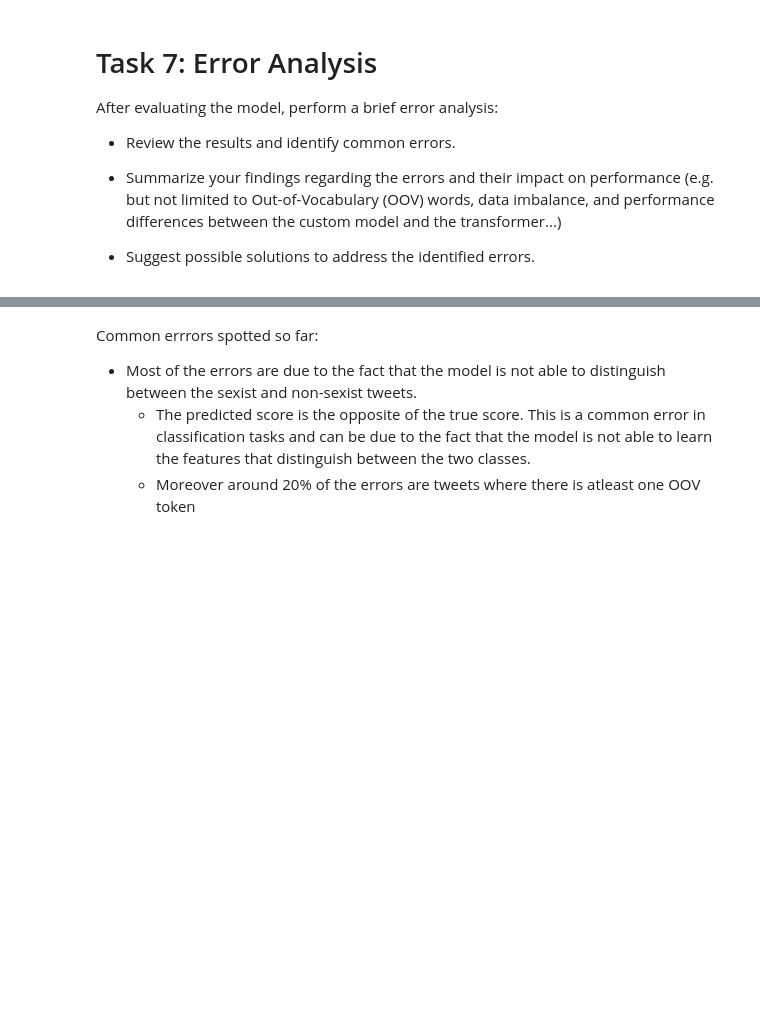
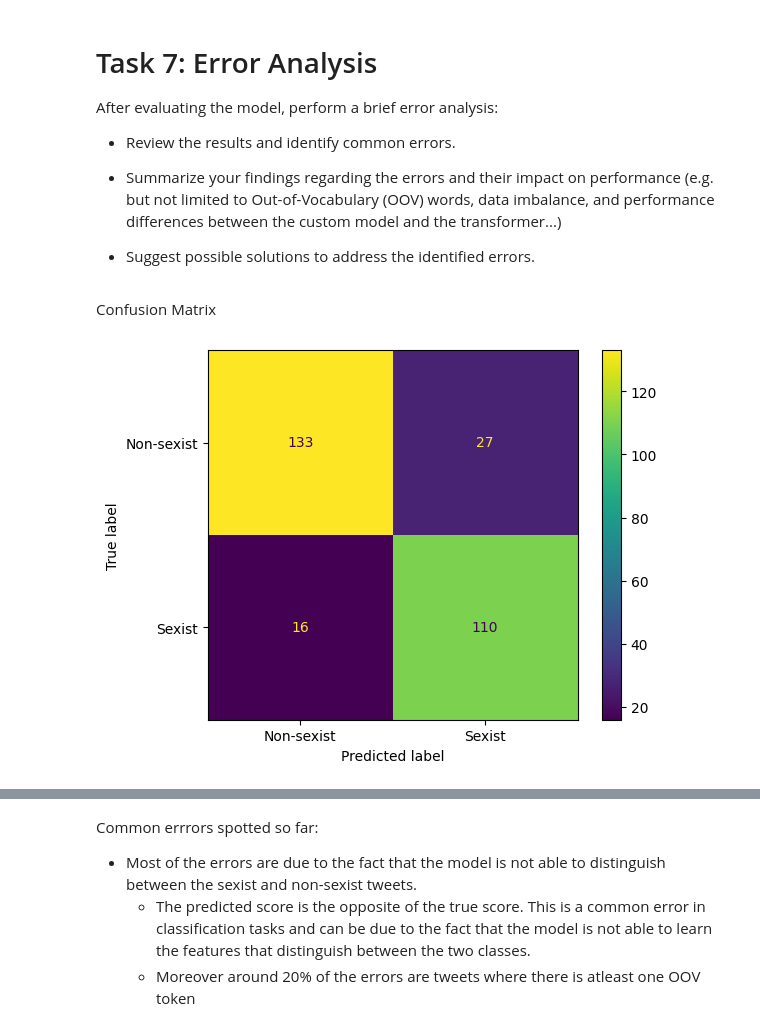
Before and after one commit to MatteoFasulo/Sexism-detection, a Jupyter notebook: assignment_1.ipynb, the cells around one changed output, grey strips where cells are left out. Cells and saved outputs as stored; diff of their text form; code cells hidden in the pictures; blank space fills up the shorter version.

```diff
--- a/assignment_1.ipynb
+++ b/assignment_1.ipynb
@@ -759,7 +769,3 @@ BaselineModel(
 # %%
 history = pd.DataFrame(columns=['model', 'epoch', 'train_loss', 'val_loss', 'train_acc', 'val_acc', 'learning_rate'])
-# %%
-class_weights = compute_class_weight(class_weight='balanced', classes=np.unique(train['label']), y=train['label'])
-class_weights_tensor = torch.tensor(class_weights, dtype=torch.float32).to(device)
-neg_weight, pos_weight = class_weights_tensor
 # %%
@@ -1001,7 +1021,7 @@ val_data = Dataset.from_pandas(val)
 test_data = Dataset.from_pandas(test)
 # %%
 def preprocess_text(texts):
-    return tokenizer(texts['tweet'], truncation=True)
+    return tokenizer(texts['tweet']) # TODO: truncation to max length based on average length?
 # %%
 train_data = train_data.map(preprocess_text, batched=True)
 val_data = val_data.map(preprocess_text, batched=True)
@@ -1062,6 +1085,9 @@ RobertaForSequenceClassification(
 # %%
 acc_metric = evaluate.load('accuracy')
 f1_metric = evaluate.load('f1')
+precision_metric = evaluate.load("precision")
+recall_metric = evaluate.load("recall")
+confusion_matrix_metric = evaluate.load("confusion_matrix")
 
 def compute_metrics(output_info):
     predictions, labels = output_info
@@ -1069,7 +1095,11 @@ def compute_metrics(output_info):
 
     f1 = f1_metric.compute(predictions=predictions, references=labels, average='macro')
     acc = acc_metric.compute(predictions=predictions, references=labels)
-    return {**f1, **acc}
+    precision = precision_metric.compute(predictions=predictions, references=labels, average='macro')
+    recall = recall_metric.compute(predictions=predictions, references=labels, average='macro')
+    confusion_matrix = confusion_matrix_metric.compute(predictions=predictions, references=labels)
+
+    return {**f1, **acc, **precision, **recall}
 # %%
 training_args = TrainingArguments(
     output_dir="models",                 # where to save model
@@ -1114,7 +1144,7 @@ class CustomTrainer(Trainer):
             # Do not
             # loss = outputs["loss"] if isinstance(outputs, dict) else outputs[0]
             logits = outputs.get('logits')
-            criterion = torch.nn.CrossEntropyLoss(weight=self.class_weights)
+            criterion = torch.nn.CrossEntropyLoss(weight=self.class_weights.to(device))
             loss = criterion(logits, inputs['labels'])
 
         return (loss, outputs) if return_outputs else loss
@@ -1157,3 +1199,14 @@ After evaluating the model, perform a brief error analysis:
 
  - Summarize your findings regarding the errors and their impact on performance (e.g. but not limited to Out-of-Vocabulary (OOV) words, data imbalance, and performance differences between the custom model and the transformer...)
  - Suggest possible solutions to address the identified errors.
+# %% [markdown]
+Confusion Matrix
+# %%
+from sklearn.metrics import confusion_matrix, ConfusionMatrixDisplay, PrecisionRecallDisplay
+
+cm = confusion_matrix(y_true=test_labels, y_pred=np.argmax(test_predictions, axis=-1))
+disp = ConfusionMatrixDisplay(confusion_matrix=cm, display_labels=['Non-sexist', 'Sexist'])
+disp.plot(cmap='viridis')
+plt.show()
+# %% [output]
+[figure, added]
```
Also changed, not shown: parts of 35 cells of this notebook, 1 other file.
